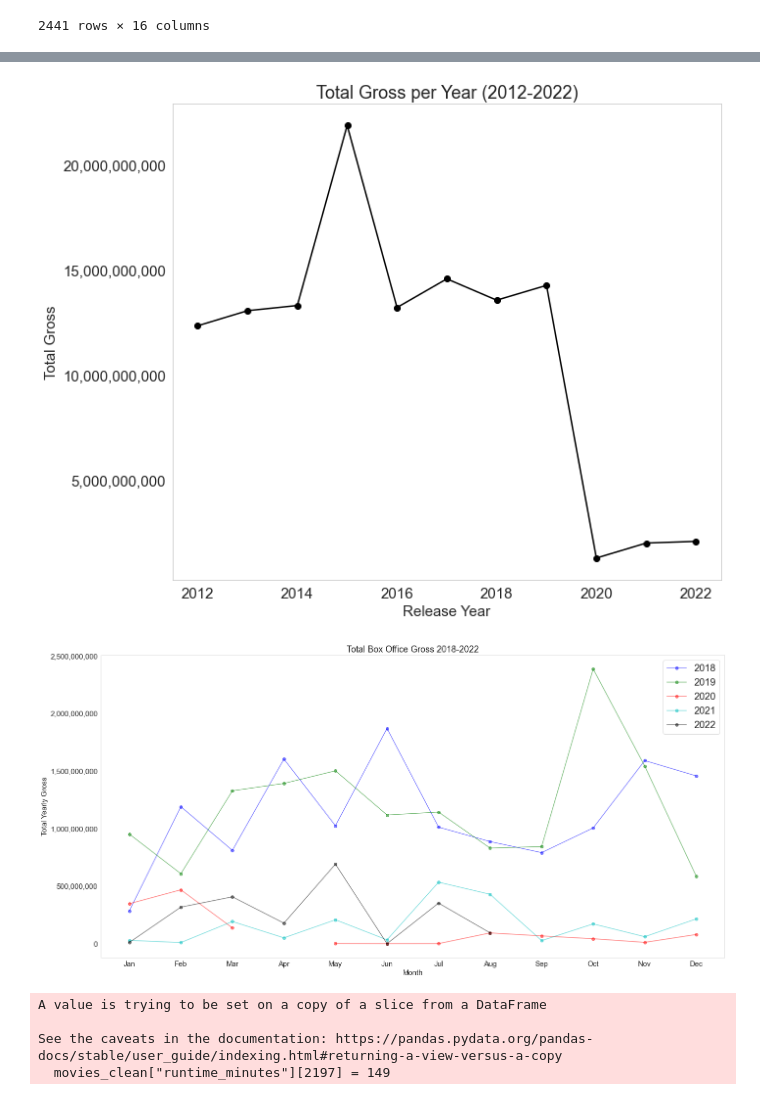
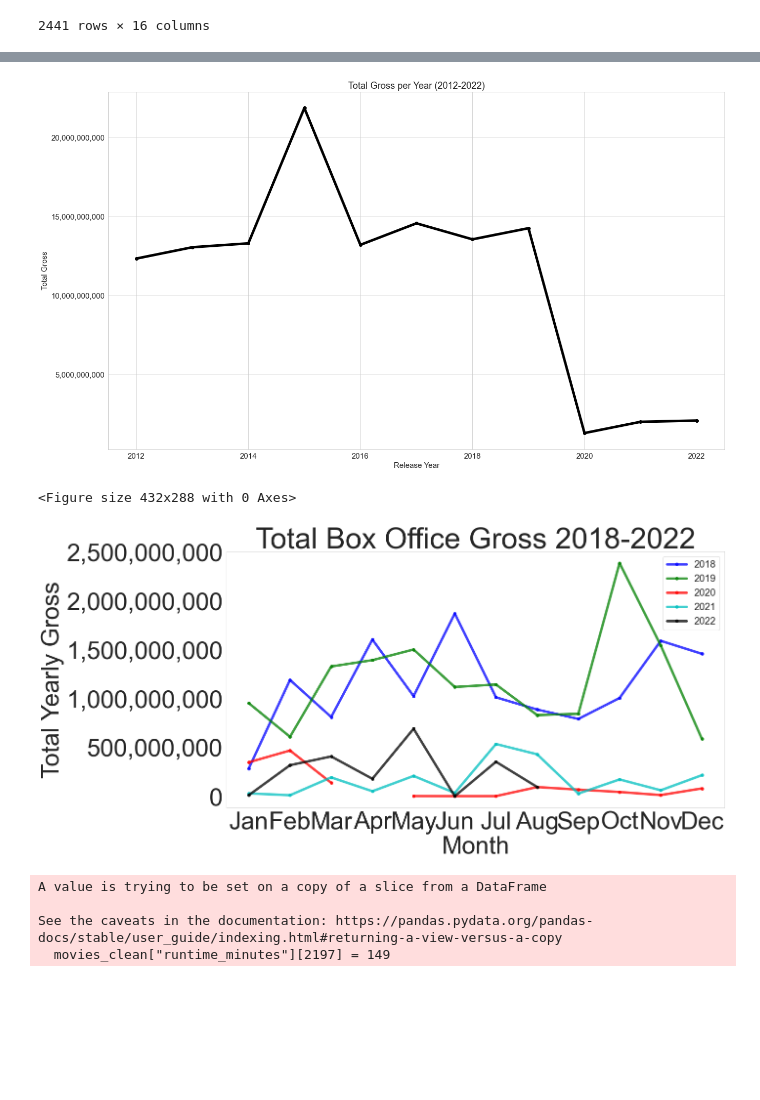
Before and after one commit to pedrov718/box_office_project, a Jupyter notebook: phase1_project.ipynb, the cells around one changed output, grey strips where cells are left out. Drawn from its saved outputs; the diff is of its cells as text; code cells hidden in the pictures; blank space fills up the shorter version.

```diff
--- a/phase1_project.ipynb
+++ b/phase1_project.ipynb
@@ -254,21 +256,25 @@ plt.show();
 total_gross_per_year = movies_clean.groupby("release_year")["Gross"].sum()
 years = total_gross_per_year.keys()
 # %%
-fig, ax = plt.subplots(figsize=(10,8))
+fig, ax = plt.subplots(figsize=(20,12))
 
 # sets up bar plot
-ax.plot(years, total_gross_per_year, color = "k",  marker = 'o')
+ax.plot(years, total_gross_per_year, color = "k",  marker = 'o', linewidth = 5)
 ax.set_xlabel('Release Year')
 ax.set_ylabel('Total Gross')
 ax.set_title('Total Gross per Year (2012-2022)')
+plt.grid()
+plt.rcParams.update({'font.size': 50})
 ax.get_yaxis().set_major_formatter(
     matplotlib.ticker.FuncFormatter(lambda x, p: format(int(x), ',')))
-plt.rcParams.update({'font.size': 15})
+
 plt.grid()
 plt.tight_layout()
 plt.show();
+plt.savefig('total_gross_per_year_linegraph.png')
 # %% [output]
-[figure, old version]
+[figure, new version]
+<Figure size 432x288 with 0 Axes>
 # %%
 fig, ax = plt.subplots(figsize=(20,10))
 
@@ -276,7 +282,7 @@ gross_per_month_year = movies_clean.groupby(["release_year", "month"])["Gross"].
 colors = ["b", "g", "r", "c", "k"]
 years = [2018, 2019, 2020, 2021, 2022]
 for year,color in zip(years, colors):
-    ax.plot(months, gross_per_month_year[year], c = color,  marker = 'o', alpha = .5, label= f'{year}')
+    ax.plot(months, gross_per_month_year[year], c = color,  marker = 'o', alpha = .75, label= f'{year}', linewidth = 5)
 ax.set_xlabel('Month')
 ax.get_yaxis().set_major_formatter(
     matplotlib.ticker.FuncFormatter(lambda x, p: format(int(x), ',')))
@@ -288,7 +294,7 @@ plt.tight_layout()
 leg = ax.legend();
 plt.show();
 # %% [output]
-[figure, old version]
+[figure, new version]
 # %%
 movies_clean.runtime_minutes.dropna(inplace = True)
 movies_clean.loc[movies_clean.genre1 == "War"]
```
Also changed, not shown: parts of 12 cells of this notebook, 2 other files.
